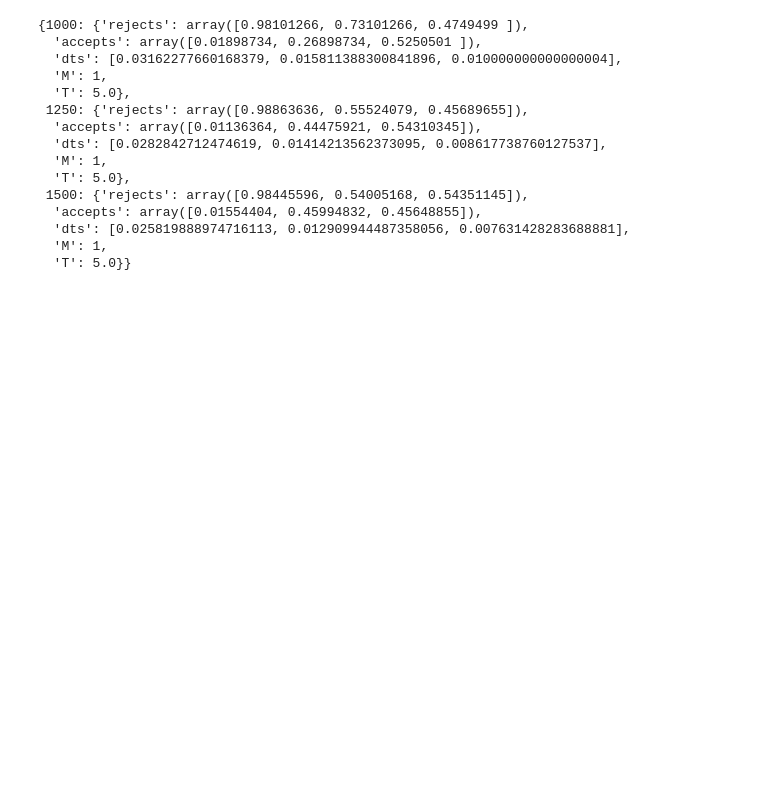
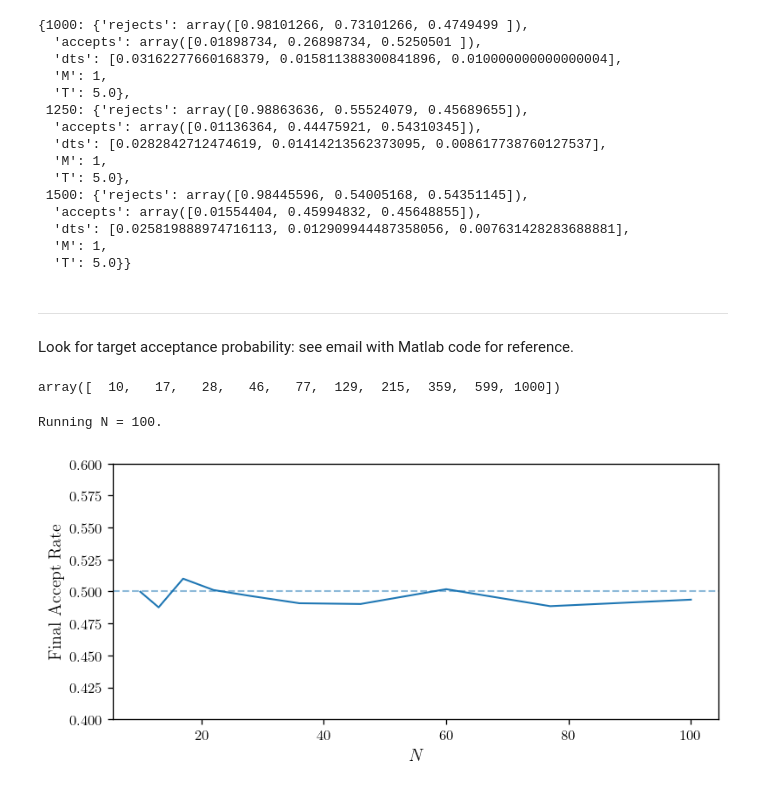
Before and after one commit to fredwdickinson/dissertation, a Jupyter notebook: code/main.ipynb, the cells around one changed output. Cells and saved outputs as stored; diff of their text form; code cells hidden in the pictures; blank space fills up the shorter version.

Commit message:
hmc sammpler targeting accept

```diff
--- a/code/main.ipynb
+++ b/code/main.ipynb
@@ -863,3 +863,41 @@ results_hmc
   'dts': [0.025819888974716113, 0.012909944487358056, 0.007631428283688881],
   'M': 1,
   'T': 5.0}}
+# %% [markdown]
+---
+Look for target acceptance probability: see email with Matlab code for reference.
+# %%
+d = np.round(np.logspace(1, 3, 10)).astype(int)
+d
+# %% [output]
+array([  10,   17,   28,   46,   77,  129,  215,  359,  599, 1000])
+# %%
+importlib.reload(hmc);
+N_range = np.round(np.logspace(1, 3, 10)).astype(int) # Between 0 and 1000 evenly spaced. 1, 3, 10
+m = 10**4 # Change back to 10^6 - number of hmc steps.
+
+target_prob = 0.50
+accepts = np.zeros(len(N_range))
+dts = np.zeros(len(N_range))
+
+# Run HMC targeting target_prob.
+for j, N in enumerate(N_range):
+    clear_output(wait = True)
+    print(f"Running N = {N}.")
+
+    accept_history, step_history = hmc.target_accept_hmc(N, m, target_prob, init = True)
+    accepts[j] = np.sum(accept_history) / m
+    dts[j] = step_history[-1]
+# %% [output]
+Running N = 100.
+# %%
+fig, ax = plt.subplots()
+ax.plot(N_range, accepts)
+ax.set_xlabel("$N$")
+ax.set_ylabel("Final Accept Rate")
+ax.axhline(target_prob, alpha = 0.5, linestyle = "--")
+ax.set_ylim(target_prob - 0.1, target_prob + 0.1)
+
+plt.show()
+# %% [output]
+[figure, added]
```
Also changed, not shown: parts of 1 cell of this notebook, 1 other file.
